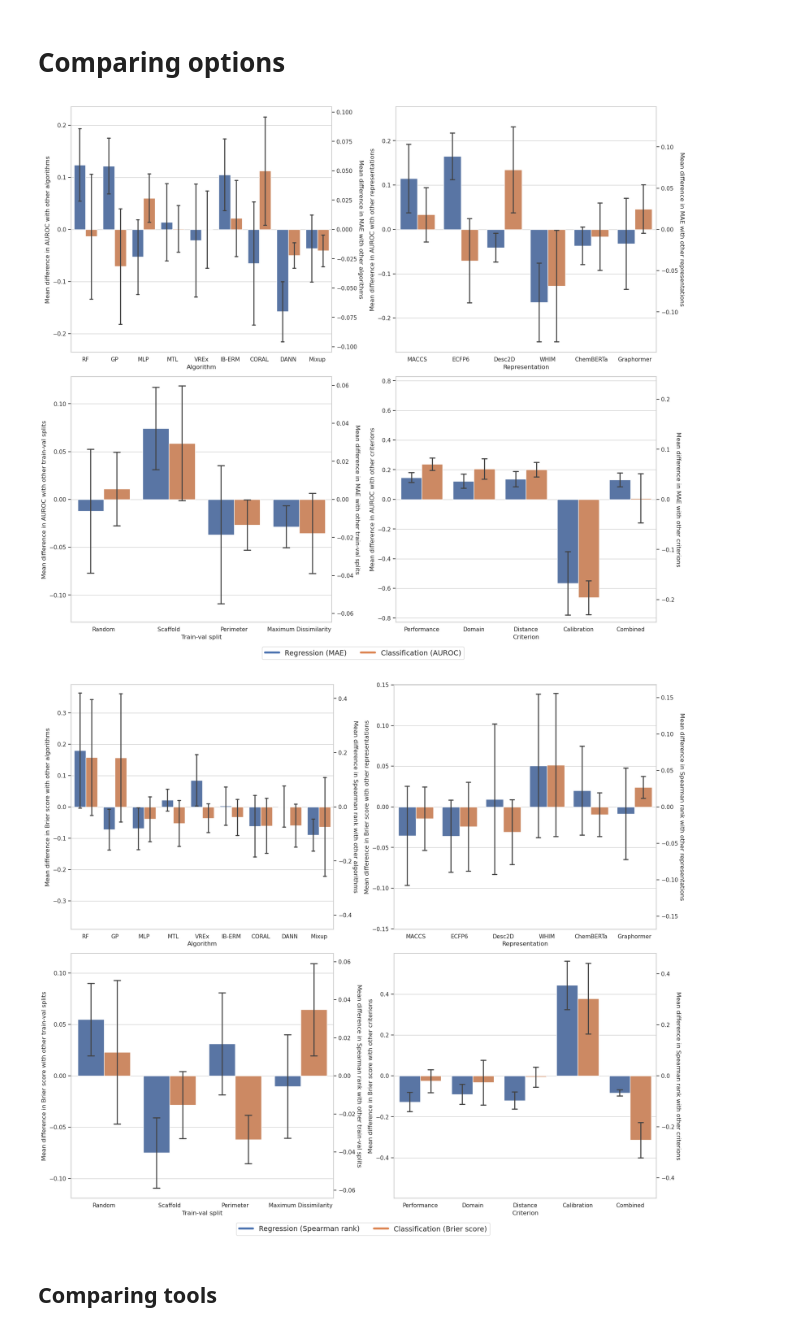
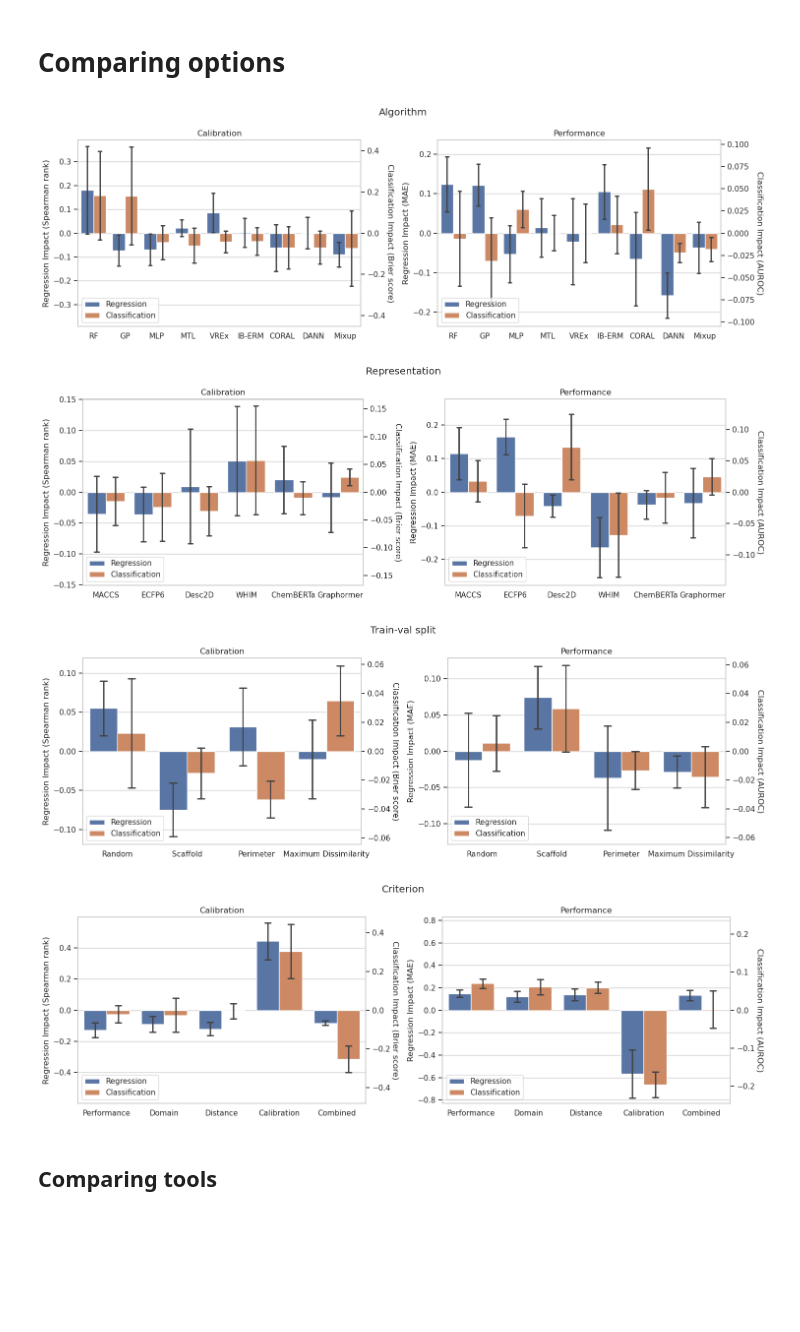
Before and after one commit to valence-labs/mood-experiments, a Jupyter notebook: notebooks/09. Comparing tools and options.ipynb, the cells around one changed output. Drawn from its saved outputs; the diff is of its cells as text; code cells hidden in the pictures; blank space fills up the shorter version.

Commit message:
Updated figures in NB09 and 10 based on discussion with P

```diff
--- a/notebooks/09. Comparing tools and options.ipynb
+++ b/notebooks/09. Comparing tools and options.ipynb
@@ -253,66 +253,59 @@ def plot_single(df, category, is_calibration, ax_regression, cmap, metrics):
             dodge=True,
             hue_order=["regression", "classification"],
             order=CAT_TO_ORDERING[category]
         )
 
         low, high = ax.get_ylim()
         bound = max(abs(low), abs(high))
         ax.set_ylim(-bound, bound)
         ax.legend().remove()
 
+    ax.set_title("Calibration" if is_calibration else "Performance")
+
+    legend = ax_classification.legend(loc="lower left")
+    legend.get_texts()[0].set_text("Regression")
+    legend.get_texts()[1].set_text("Classification")
+
     ax_classification.grid(visible=False)
-    ax_regression.set_xlabel(CAT_TO_TITLE[category])
+    ax_regression.set_xlabel("")
 
     rename = CAT_TO_RENAME.get(category, {})
     labels = ax_regression.get_xticklabels()
     labels = [rename.get(label.get_text(), label.get_text()) for label in labels]
-    ax_regression.set_xticklabels(labels)
+    ax_regression.set_xticklabels(labels, fontsize=11)
 
-    ax_classification.set_ylabel(f"Mean difference in {metrics[0]} with other {CAT_TO_TITLE[category].lower()}s", rotation=270, labelpad=12)
-    ax_regression.set_ylabel(f"Mean difference in {metrics[1]} with other {CAT_TO_TITLE[category].lower()}s")
+    ax_classification.set_ylabel(f"Classification Impact ({metrics[1]})", rotation=270, labelpad=12)
+    ax_regression.set_ylabel(f"Regression Impact ({metrics[0]})")
 
 
-def plot(df, is_calibration):
+def plot(df):
     df = df.copy()
 
     sns.set_theme(style="whitegrid")
     cmap = sns.color_palette()
 
-    if is_calibration:
-        metrics = ("Spearman rank", "Brier score")
-    else:
-        metrics = ("MAE", "AUROC")
+    for category in ["algorithm", "representation", "train_val_split", "criterion"]:
 
-    fig, axs = plt.subplots(ncols=2, nrows=2, figsize=(18, 15))
-    for idx, category in enumerate(["algorithm", "representation", "train_val_split", "criterion"]):
-        plot_single(df, category, is_calibration, axs[idx // 2, idx % 2], cmap=cmap, metrics=metrics)
+        fig, axs = plt.subplots(ncols=2, nrows=1, figsize=(15, 5))
+        for icol, is_calibration in enumerate([True, False]):
 
-    plt.tight_layout()
+            if is_calibration:
+                metrics = ("Spearman rank", "Brier score")
+            else:
+                metrics = ("MAE", "AUROC")
 
-    legend_lines = [
-        plt.Line2D([0], [0], color=cmap[0], lw=4),
-        plt.Line2D([0], [0], color=cmap[1], lw=4),
-    ]
+            plot_single(df, category, is_calibration, axs[icol], cmap=cmap, metrics=metrics)
 
-    labels = [f"{s} ({metrics[idx]})" for idx, s in enumerate(["Regression", "Classification"])]
-
-    axs[0][0].legend(
-        legend_lines,
-        labels,
-        fontsize=14,
-        loc="lower center",
-        bbox_to_anchor=(0.5, -0.03),
-        bbox_transform=plt.gcf().transFigure,
-        ncol=len(labels),
-        fancybox=True
-    )
+        fig.suptitle(CAT_TO_TITLE[category])
+        plt.tight_layout()
 
 
-plot(df_original, False)
-plot(df_original, True)
+plot(df_original)
 # %% [output]
-[figure, old version]
+[figure, new version]
-[figure, old version]
+[figure, new version]
+[figure, added]
+[figure, added]
 # %% [markdown]
 ## Comparing tools
 # %%
```
Also changed, not shown: 1 other file.
